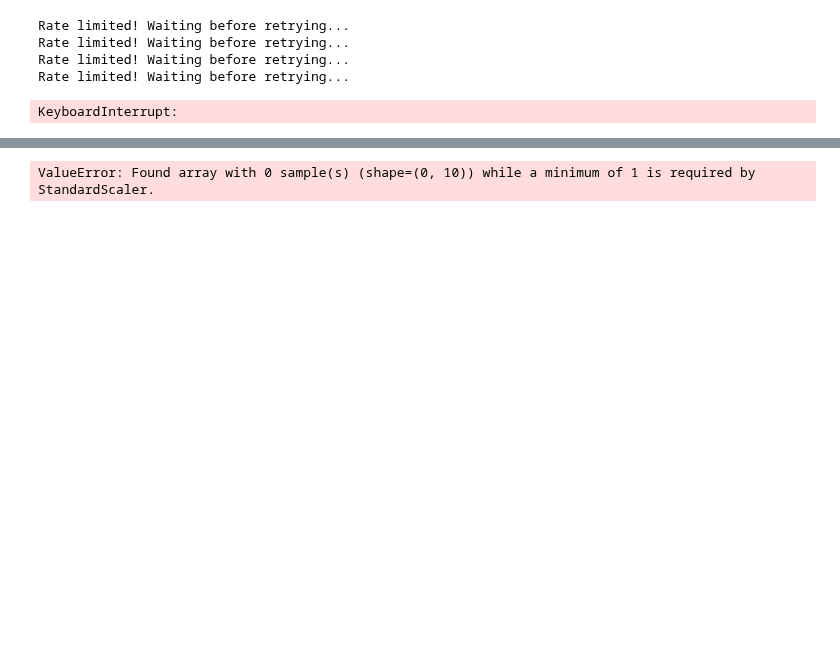
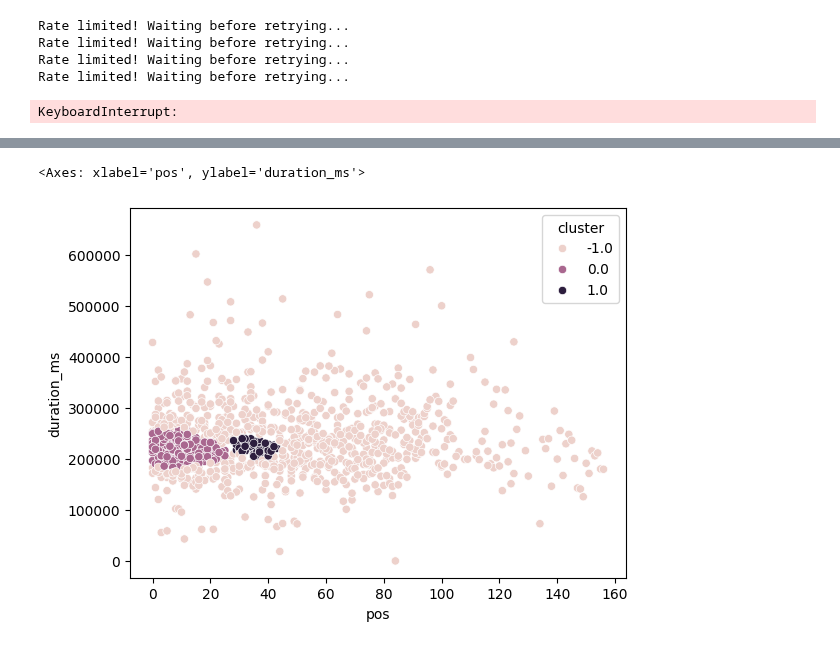
Before and after one commit to ReverseRasterization/AI, a Jupyter notebook: Semester 2/Machine Learning/Spotify/Data/this is boutta be crazy.ipynb, the cells around one changed output, grey strips where cells are left out. Cells and saved outputs as stored; diff of their text form; code cells hidden in the pictures; blank space fills up the shorter version.

Commit message:
final data finished

```diff
--- a/Semester 2/Machine Learning/Spotify/Data/this is boutta be crazy.ipynb
+++ b/Semester 2/Machine Learning/Spotify/Data/this is boutta be crazy.ipynb
@@ -177,14 +234,12 @@ TypeError: 'str' object cannot be interpreted as an integer
 # %%
-n = len(final_data)
-final_data = final_data.iloc[:n//150, ['releaseYear', 'duration_ms']]
+final_data_sample = final_data.loc[:1000, ['pos', 'duration_ms']]
 
-fd_scaled = StandardScaler().fit_transform(final_data)
+fd_scaled = StandardScaler().fit_transform(final_data_sample)
 
-release_years = final_data[(final_data['releaseYear'].isna() == False) & (final_data['releaseYear']>=2000) ]['releaseYear']
+dbscan = DBSCAN(eps=0.19712671753976277, min_samples=35)
+final_data_sample['cluster'] = dbscan.fit_predict(fd_scaled)
 
-dbscan = DBSCAN(eps=.3, min_samples=5)
-final_data['cluster'] = dbscan.fit_predict(fd_scaled)
-
-#sb.scatterplot(data=final_data, x=final_data['album_uri'], y=release_years)
+sb.scatterplot(data=final_data, x='pos' , y=final_data_sample['duration_ms'], hue=final_data_sample['cluster'])
 # %% [output]
-ValueError: Found array with 0 sample(s) (shape=(0, 10)) while a minimum of 1 is required by StandardScaler.
+<Axes: xlabel='pos', ylabel='duration_ms'>
+[figure, added]
```
Also changed, not shown: parts of 3 cells of this notebook, 2 other files.
